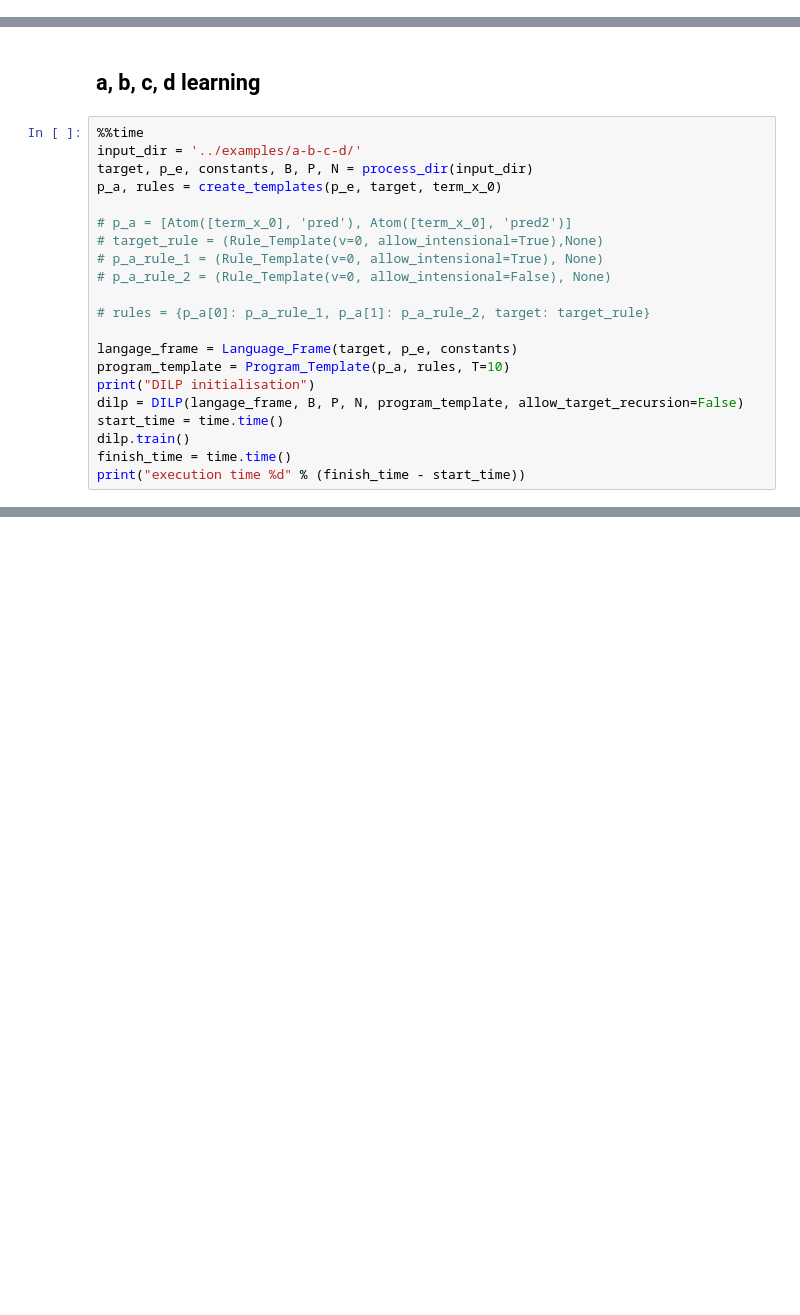
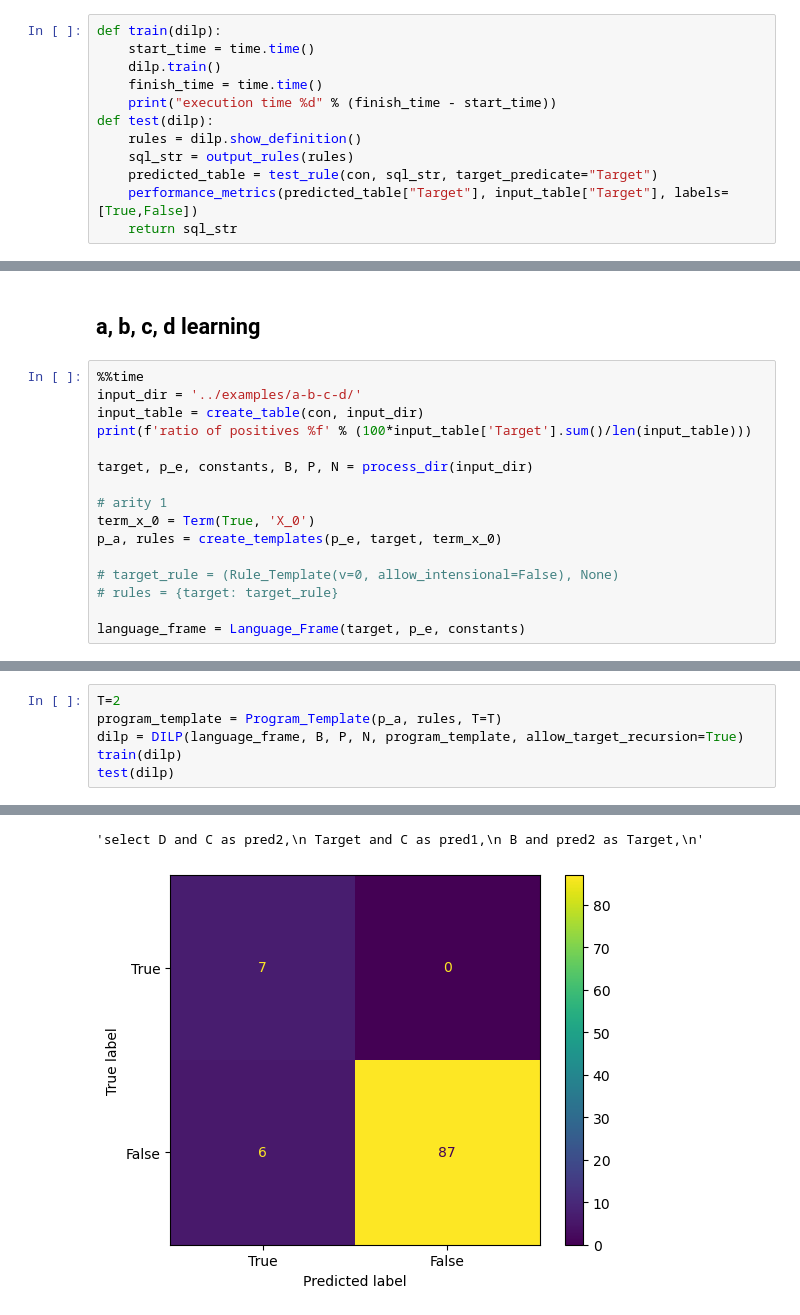
Before and after one commit to wolfbrr/ThesisDS, a Jupyter notebook: DILP/test_ABCD.ipynb, the cells around one changed output, grey strips where cells are left out. Saved outputs shown, nothing was run; the diff lists cells and outputs as text; blank space fills up the shorter version.

```diff
--- a/DILP/test_ABCD.ipynb
+++ b/DILP/test_ABCD.ipynb
@@ -29,6 +30,18 @@ con.execute("PRAGMA threads=2")
 con.execute("PRAGMA enable_object_cache")
 # %% [output]
 <duckdb.duckdb.DuckDBPyConnection at 0x...>
+# %%
+def train(dilp):
+    start_time = time.time()
+    dilp.train()
+    finish_time = time.time()
+    print("execution time %d" % (finish_time - start_time))
+def test(dilp):
+    rules = dilp.show_definition()
+    sql_str = output_rules(rules)
+    predicted_table = test_rule(con, sql_str, target_predicate="Target")
+    performance_metrics(predicted_table["Target"], input_table["Target"], labels=[True,False])
+    return sql_str
 # %% [markdown]
 ## Rule template
  Rule_Template(v: int, allow_intensional: bool):
@@ -86,22 +58,17 @@ performance_metrics(predicted_table["Target"], input_table["Target"], labels=[Tr
 # %%
 %%time
 input_dir = '../examples/a-b-c-d/'
+input_table = create_table(con, input_dir)
+print(f'ratio of positives %f' % (100*input_table['Target'].sum()/len(input_table)))
+
 target, p_e, constants, B, P, N = process_dir(input_dir)
+
+# arity 1
+term_x_0 = Term(True, 'X_0')
 p_a, rules = create_templates(p_e, target, term_x_0)
 
-# p_a = [Atom([term_x_0], 'pred'), Atom([term_x_0], 'pred2')]
-# target_rule = (Rule_Template(v=0, allow_intensional=True),None)
-# p_a_rule_1 = (Rule_Template(v=0, allow_intensional=True), None)
-# p_a_rule_2 = (Rule_Template(v=0, allow_intensional=False), None)
+# target_rule = (Rule_Template(v=0, allow_intensional=False), None)
+# rules = {target: target_rule}
 
-# rules = {p_a[0]: p_a_rule_1, p_a[1]: p_a_rule_2, target: target_rule}
-
-langage_frame = Language_Frame(target, p_e, constants)
-program_template = Program_Template(p_a, rules, T=10)
-print("DILP initialisation")
-dilp = DILP(langage_frame, B, P, N, program_template, allow_target_recursion=False)
-start_time = time.time()
-dilp.train()
-finish_time = time.time()
-print("execution time %d" % (finish_time - start_time))
+language_frame = Language_Frame(target, p_e, constants)
 # %% [output]
@@ -149,0 +89,7 @@ MCC Score: 1.000000
+# %%
+T=2
+program_template = Program_Template(p_a, rules, T=T)
+dilp = DILP(language_frame, B, P, N, program_template, allow_target_recursion=True)
+train(dilp)
+test(dilp)
+# %% [output]
@@ -149,0 +113,2 @@ MCC Score: 1.000000
+'select D and C as pred2,\n Target and C as pred1,\n B and pred2 as Target,\n'
+[figure, added]
```
Also changed, not shown: parts of 13 cells of this notebook, 36 other files.
